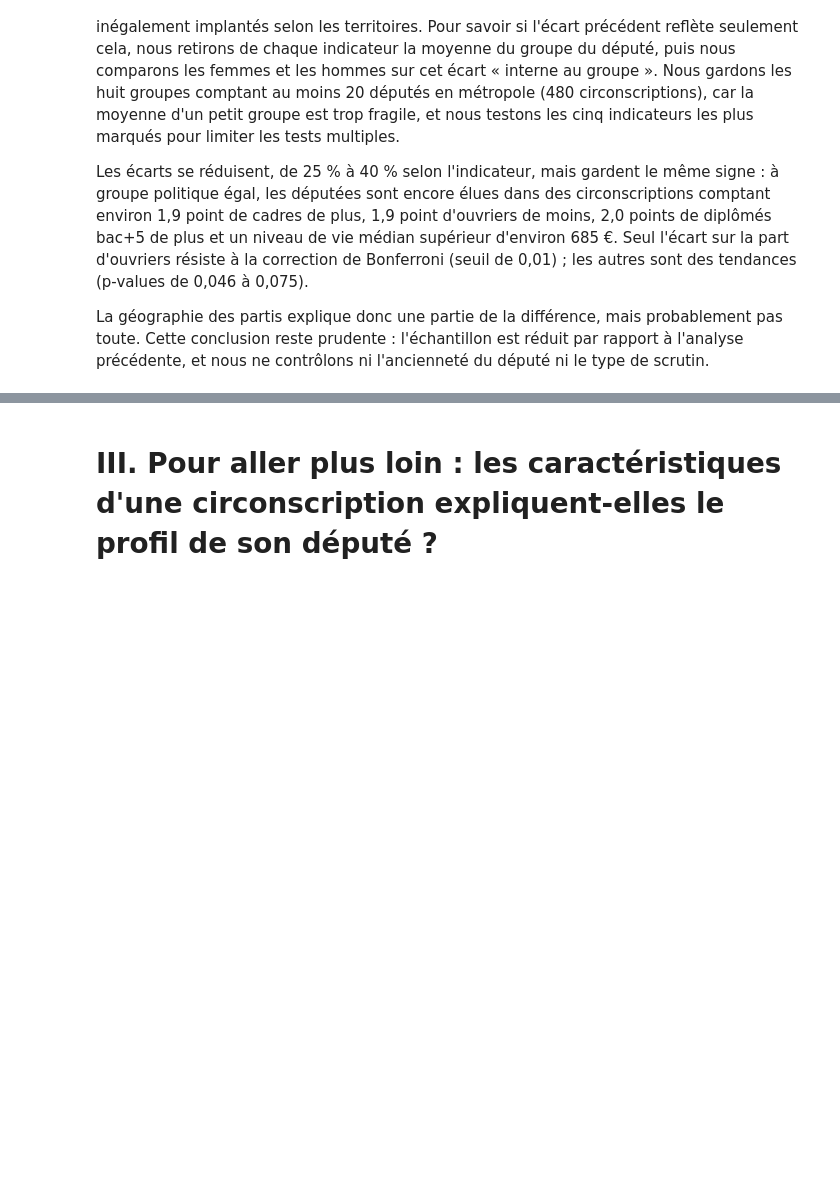
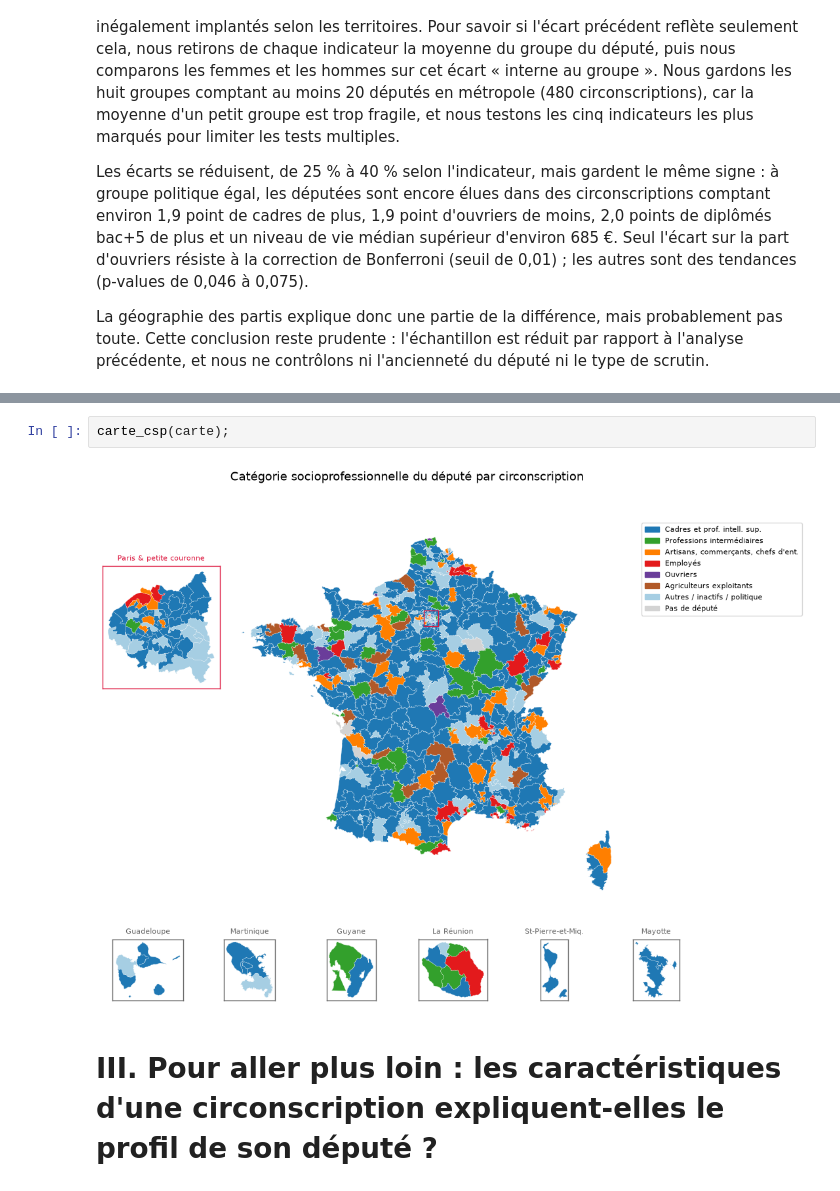
Before and after one commit to leanagzl/Python-pour-la-data-science-S1, a Jupyter notebook: rapport.ipynb, the cells around one changed output, grey strips where cells are left out. Drawn from its saved outputs; the diff is of its cells as text; blank space fills up the shorter version.

```diff
--- a/rapport.ipynb
+++ b/rapport.ipynb
@@ -317,3 +484,7 @@ Sur les huit groupes, la corrélation de rang (Spearman) entre la part de femmes
+# %%
+carte_csp(carte);
+# %% [output]
+[figure, added]
 # %% [markdown]
 # III. Pour aller plus loin : les caractéristiques d'une circonscription expliquent-elles le profil de son député ?
 # %% [markdown]
```
Also changed, not shown: parts of 32 cells of this notebook.
